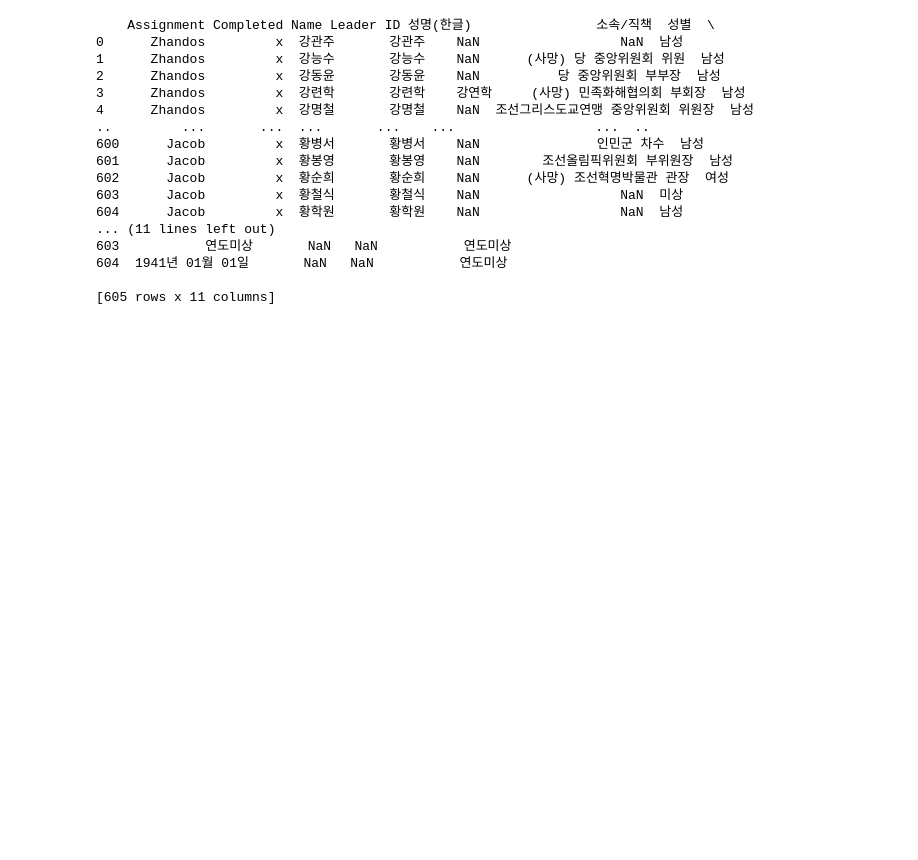
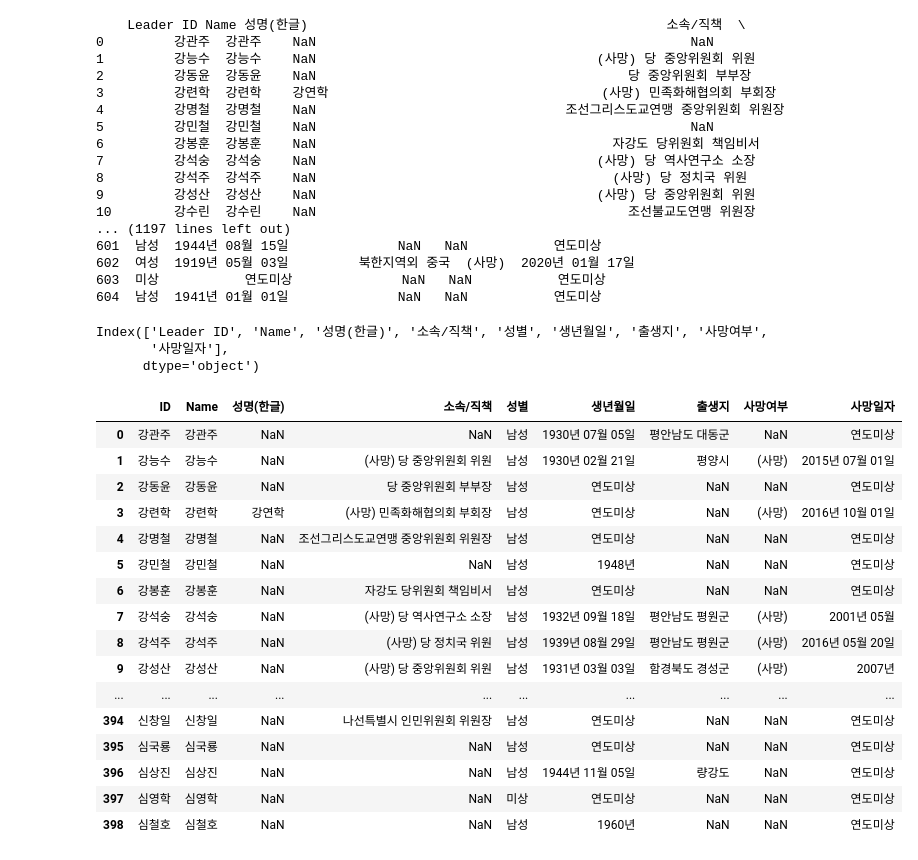
Before and after one commit to seouljake/nkelites, a Jupyter notebook: scripts/1_compare elites in folder an list.ipynb, the cells around one changed output. Drawn from its saved outputs; the diff is of its cells as text; code cells hidden in the pictures; blank space fills up the shorter version.

Commit message:
updated scripts and data

```diff
--- a/scripts/1_compare elites in folder an list.ipynb
+++ b/scripts/1_compare elites in folder an list.ipynb
@@ -1,23 +4,50 @@
 # %%
-import pandas as pd
+df1 = pd.read_excel("../new data/NK elite new checklist.xlsx")
 
-df = pd.read_excel ('NK elite download checklist.xlsx')
-print (df)
+print (df1)
 # %% [output]
-    Assignment Completed Name Leader ID 성명(한글)                소속/직책  성별  \
-0      Zhandos         x  강관주       강관주    NaN                  NaN  남성
-1      Zhandos         x  강능수       강능수    NaN      (사망) 당 중앙위원회 위원  남성
-2      Zhandos         x  강동윤       강동윤    NaN          당 중앙위원회 부부장  남성
-3      Zhandos         x  강련학       강련학    강연학     (사망) 민족화해협의회 부회장  남성
-4      Zhandos         x  강명철       강명철    NaN  조선그리스도교연맹 중앙위원회 위원장  남성
-..         ...       ...  ...       ...    ...                  ...  ..
-600      Jacob         x  황병서       황병서    NaN               인민군 차수  남성
-601      Jacob         x  황봉영       황봉영    NaN        조선올림픽위원회 부위원장  남성
-602      Jacob         x  황순희       황순희    NaN      (사망) 조선혁명박물관 관장  여성
-603      Jacob         x  황철식       황철식    NaN                  NaN  미상
-604      Jacob         x  황학원       황학원    NaN                  NaN  남성
-... (11 lines left out)
-603           연도미상       NaN   NaN           연도미상
-604  1941년 01월 01일       NaN   NaN           연도미상
-
-[605 rows x 11 columns]
+    Leader ID Name 성명(한글)                                              소속/직책  \
+0         강관주  강관주    NaN                                                NaN
+1         강능수  강능수    NaN                                    (사망) 당 중앙위원회 위원
+2         강동윤  강동윤    NaN                                        당 중앙위원회 부부장
+3         강련학  강련학    강연학                                   (사망) 민족화해협의회 부회장
+4         강명철  강명철    NaN                                조선그리스도교연맹 중앙위원회 위원장
+5         강민철  강민철    NaN                                                NaN
+6         강봉훈  강봉훈    NaN                                      자강도 당위원회 책임비서
+7         강석숭  강석숭    NaN                                    (사망) 당 역사연구소 소장
+8         강석주  강석주    NaN                                      (사망) 당 정치국 위원
+9         강성산  강성산    NaN                                    (사망) 당 중앙위원회 위원
+10        강수린  강수린    NaN                                        조선불교도연맹 위원장
+... (1197 lines left out)
+601  남성  1944년 08월 15일              NaN   NaN           연도미상
+602  여성  1919년 05월 03일         북한지역외 중국  (사망)  2020년 01월 17일
+603  미상           연도미상              NaN   NaN           연도미상
+604  남성  1941년 01월 01일              NaN   NaN           연도미상
+# %%
+df1.columns
+# %% [output]
+Index(['Leader ID', 'Name', '성명(한글)', '소속/직책', '성별', '생년월일', '출생지', '사망여부',
+       '사망일자'],
+      dtype='object')
+# %%
+df1=df1.rename(columns={"Leader ID":"ID"})
+# %%
+df1
+# %% [output]
+|  | ID | Name | 성명(한글) | 소속/직책 | 성별 | 생년월일 | 출생지 | 사망여부 | 사망일자 |
+| 0 | 강관주 | 강관주 | NaN | NaN | 남성 | 1930년 07월 05일 | 평안남도 대동군 | NaN | 연도미상 |
+| 1 | 강능수 | 강능수 | NaN | (사망) 당 중앙위원회 위원 | 남성 | 1930년 02월 21일 | 평양시 | (사망) | 2015년 07월 01일 |
+| 2 | 강동윤 | 강동윤 | NaN | 당 중앙위원회 부부장 | 남성 | 연도미상 | NaN | NaN | 연도미상 |
+| 3 | 강련학 | 강련학 | 강연학 | (사망) 민족화해협의회 부회장 | 남성 | 연도미상 | NaN | (사망) | 2016년 10월 01일 |
+| 4 | 강명철 | 강명철 | NaN | 조선그리스도교연맹 중앙위원회 위원장 | 남성 | 연도미상 | NaN | NaN | 연도미상 |
+| 5 | 강민철 | 강민철 | NaN | NaN | 남성 | 1948년 | NaN | NaN | 연도미상 |
+| 6 | 강봉훈 | 강봉훈 | NaN | 자강도 당위원회 책임비서 | 남성 | 연도미상 | NaN | NaN | 연도미상 |
+| 7 | 강석숭 | 강석숭 | NaN | (사망) 당 역사연구소 소장 | 남성 | 1932년 09월 18일 | 평안남도 평원군 | (사망) | 2001년 05월 |
+| 8 | 강석주 | 강석주 | NaN | (사망) 당 정치국 위원 | 남성 | 1939년 08월 29일 | 평안남도 평원군 | (사망) | 2016년 05월 20일 |
+| 9 | 강성산 | 강성산 | NaN | (사망) 당 중앙위원회 위원 | 남성 | 1931년 03월 03일 | 함경북도 경성군 | (사망) | 2007년 |
+| ... | ... | ... | ... | ... | ... | ... | ... | ... | ... |
+| 394 | 신창일 | 신창일 | NaN | 나선특별시 인민위원회 위원장 | 남성 | 연도미상 | NaN | NaN | 연도미상 |
+| 395 | 심국룡 | 심국룡 | NaN | NaN | 남성 | 연도미상 | NaN | NaN | 연도미상 |
+| 396 | 심상진 | 심상진 | NaN | NaN | 남성 | 1944년 11월 05일 | 량강도 | NaN | 연도미상 |
+| 397 | 심영학 | 심영학 | NaN | NaN | 미상 | 연도미상 | NaN | NaN | 연도미상 |
+| 398 | 심철호 | 심철호 | NaN | NaN | 남성 | 1960년 | NaN | NaN | 연도미상 |
```
Also changed, not shown: parts of 17 cells of this notebook, 1 other file.
